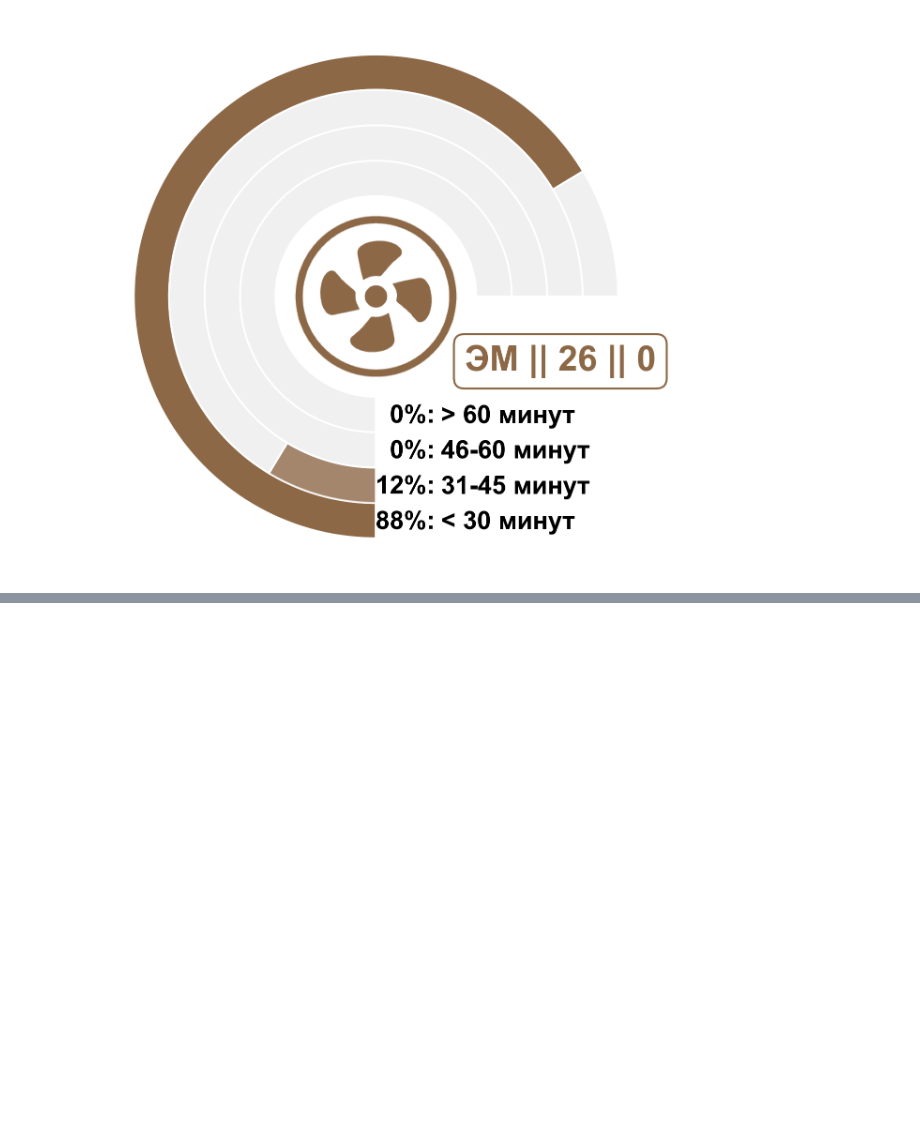
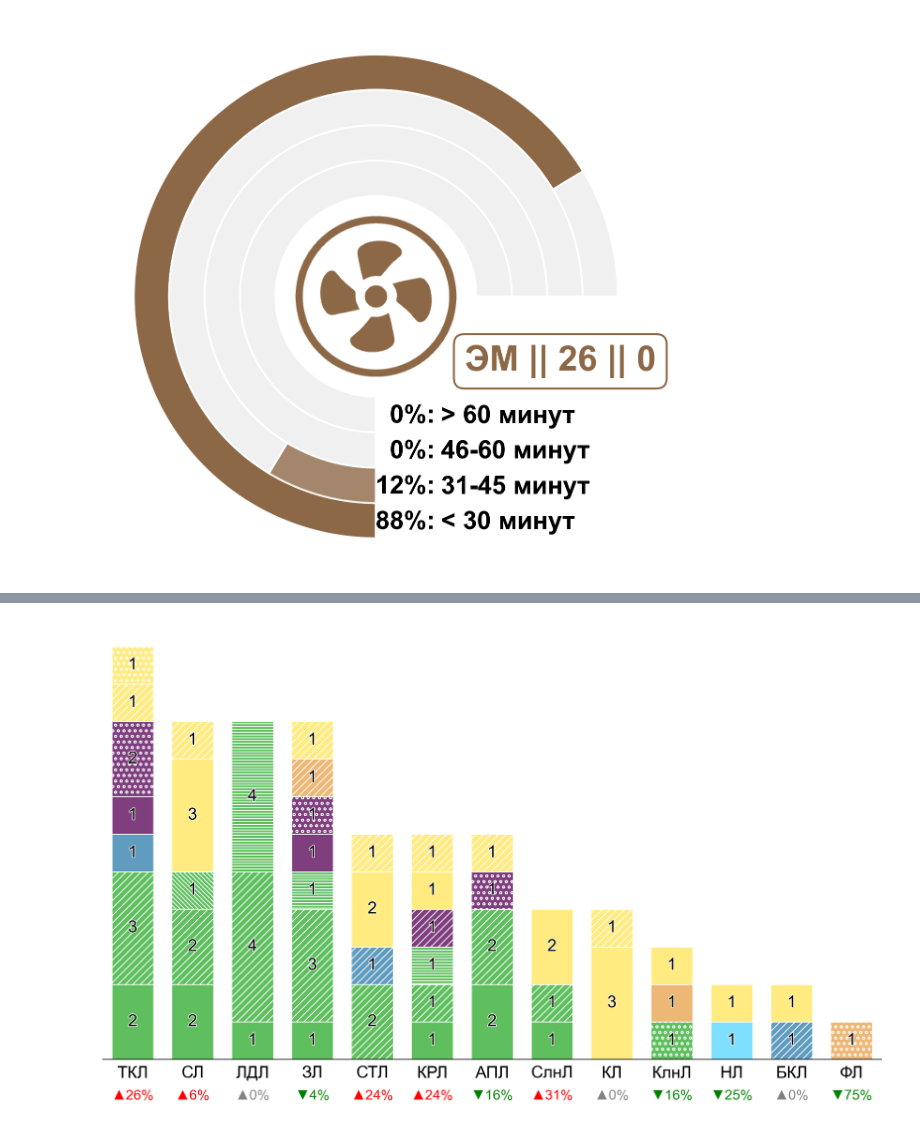
Before and after one commit to 1paragraph/Matplotlib, a Jupyter notebook: Git_Matplotlib.ipynb, the cells around one changed output, grey strips where cells are left out. Drawn from its saved outputs; the diff is of its cells as text; code cells hidden in the pictures; blank space fills up the shorter version.

```diff
--- a/Git_Matplotlib.ipynb
+++ b/Git_Matplotlib.ipynb
@@ -185,0 +190,84 @@ for y, z in enumerate(df.index):
+# %%
+import matplotlib.patheffects as path_effects
+import matplotlib
+matplotlib.rcParams['font.family'] = "Arial"
+matplotlib.rcParams['hatch.linewidth'] = 1
+
+fig, ax = plt.subplots(figsize=(15,8.57), dpi=220)
+
+height = 0
+
+text_size = 18
+diff_size = 15
+diff_position = -0.07
+
+bottom = [0]*len(group.index)
+
+for o in order:
+    check = df_proc.loc[df_proc['Ответственная служба']==o, ].drop(['Ответственная служба','sum'], axis = 1).sum().sum()
+    if check ==0:
+        None
+    else:
+        df_plot = df_proc.loc[df_proc['Ответственная служба']==o, ].drop(['Ответственная служба','sum'], axis = 1)
+        df_plot = df_plot.loc[:,df_plot.sum(axis=0)>0]
+        df_plot = pd.merge(group, df_plot, right_index = True, how = 'left', left_index = True).drop('sum', axis=1).fillna(0)
+
+        for n, i in enumerate(df_plot.columns):
+
+            if n==0:
+                hatch_v = ''
+            else:
+                hatch_v = hatch.iloc[n][0]
+
+            a = ax.bar(x = df_plot.index, height = df_plot.iloc[:,n],
+                       color = colors[o],
+                       bottom = bottom, width = 0.7, lw=1, ec='w',
+                       hatch=hatch_v)
+
+            for y, m, v in zip(a, bottom, df_plot.loc[:,i]):
+
+                if y.get_height()!=0:
+
+                    ax.text(x = (y.get_x() + y.get_x()+y.get_width())/2,
+                            y = (m+v+m)/2,
+                            s = '{:.0f}'.format(v), ha='center', zorder = 11, va='center', size = text_size, rotation=0,
+                            path_effects = [path_effects.Stroke(linewidth=1.5, foreground='w'), path_effects.Normal()])
+                else:
+                    None
+
+
+            bottom += df_plot.iloc[:,n]
+
+
+
+ax1 = ax.twinx()
+
+for i, x in enumerate(legend):
+    if (x == "*")|(x == np.inf):
+        ax1.text(i, diff_position, s = '*', c = 'grey', ha='center', va = 'top', size = diff_size)
+    elif x > 0:
+        ax1.text(i, diff_position, s = '▲{:.0%}'.format(x), c = 'r', ha='center', va = 'top', size = diff_size)
+    elif x == 0:
+        ax1.text(i, diff_position, s = '▲{:.0%}'.format(x), c = 'grey', ha='center', va = 'top', size = diff_size)
+    else:
+        ax1.text(i, diff_position, s = '▼{:.0%}'.format(x*-1), c = 'g', ha='center', va = 'top', size = diff_size)
+
+ax.spines['top'].set_visible(False)
+ax.spines['bottom'].set_visible(True)
+ax.spines['right'].set_visible(False)
+ax.spines['left'].set_visible(False)
+
+ax1.axis('off')
+
+ax.set_yticks([])
+ax.set_xlim(-0.5,len(df_plot.index)-0.5)
+
+ax.tick_params(axis = 'x', bottom=False, labelbottom=True, labelsize = text_size)
+
+fig.savefig('{}/Results/Slaid11_Narush_povl_uch_otmeny_1.png'.format(os.getcwd()), transparent = True, dpi = 220, quality = 1, bbox_inches = 'tight')
+
+plt.show()
+
+#▲▼
+# %% [output]
+[figure, added]
```
Also changed, not shown: parts of 4 cells of this notebook, 2 other files.
